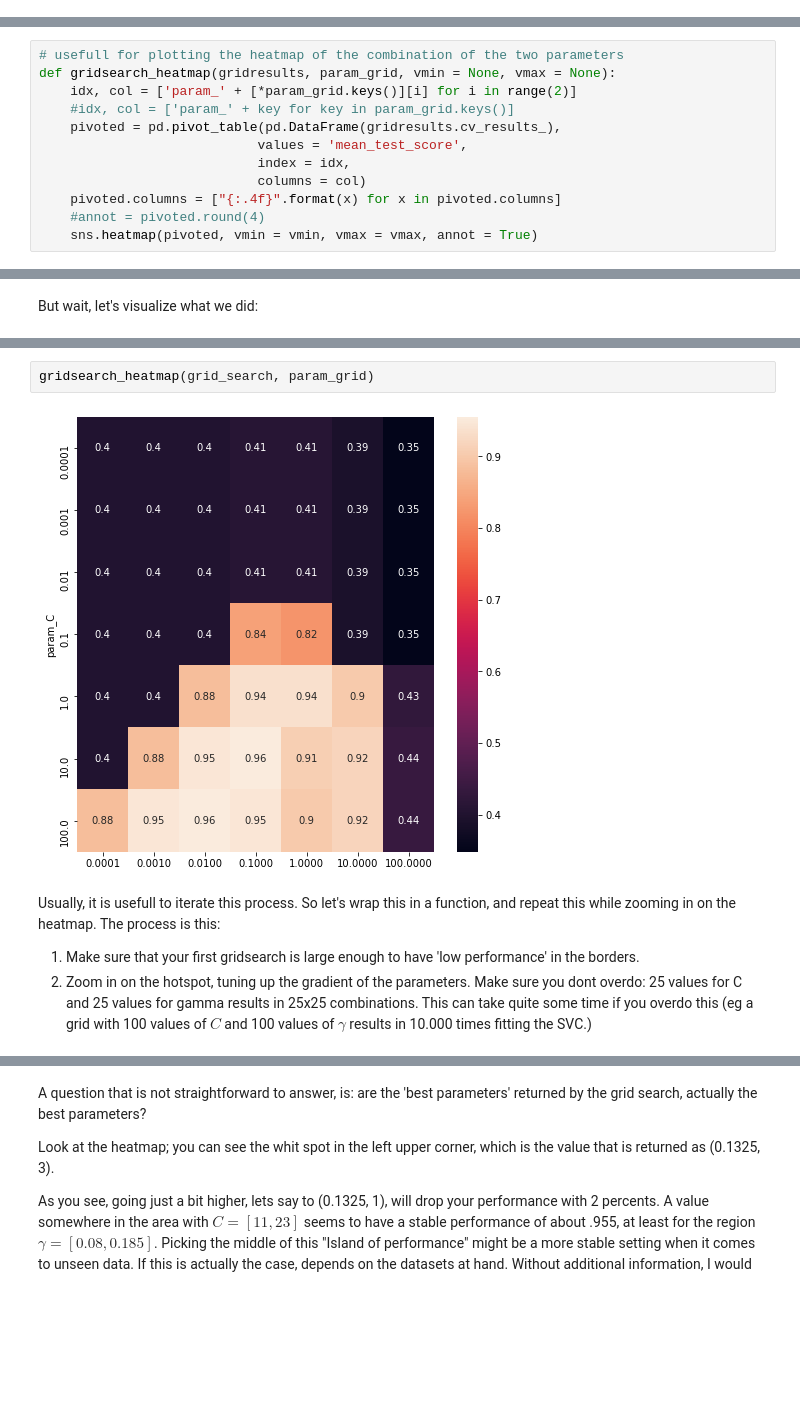
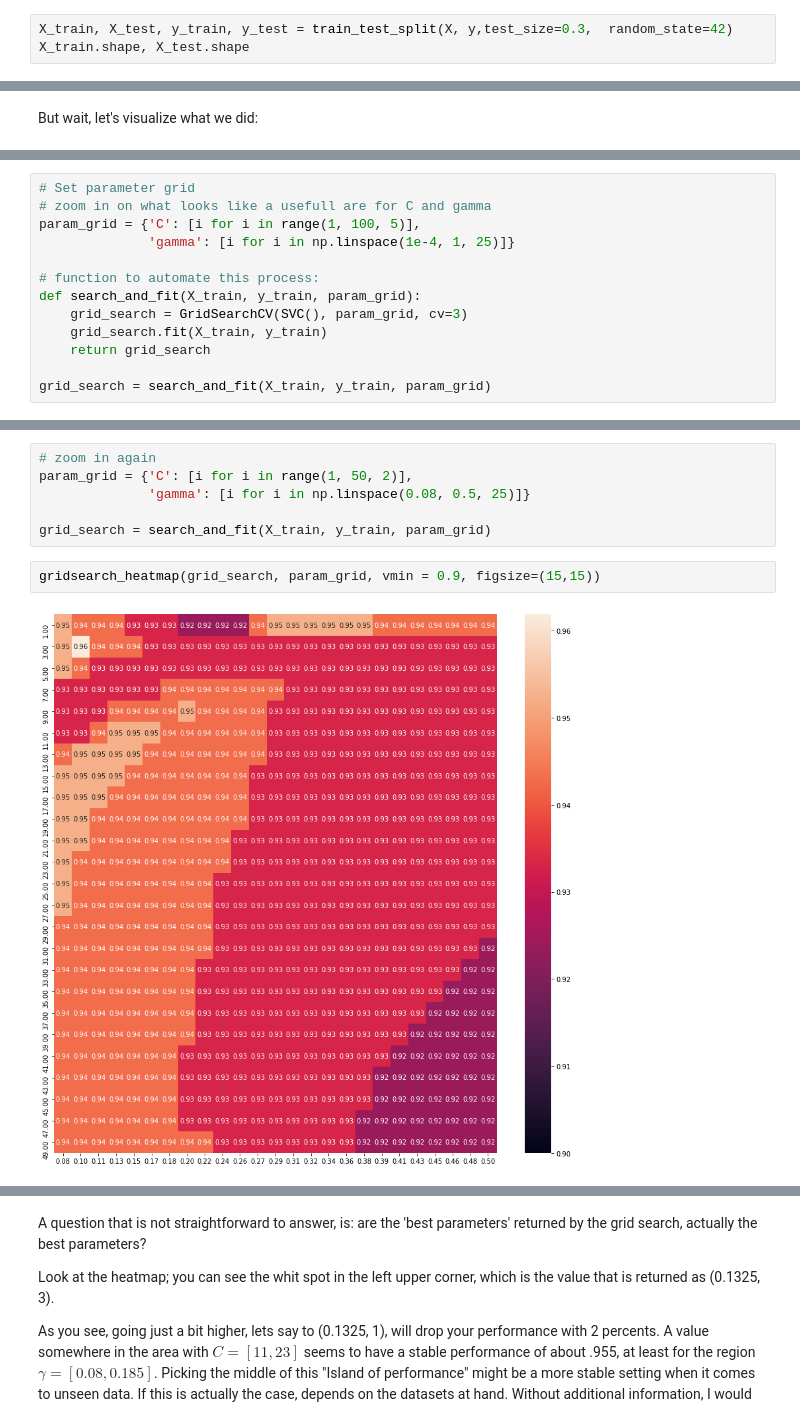
Before and after one commit to kruippie/tmoi-ml-20, a Jupyter notebook: 1-pipelines/lesson1.ipynb, the cells around one changed output, grey strips where cells are left out. Drawn from its saved outputs; the diff is of its cells as text; blank space fills up the shorter version.

```diff
--- a/1-pipelines/lesson1.ipynb
+++ b/1-pipelines/lesson1.ipynb
@@ -321,0 +327,3 @@ X_train, X_test, y_train, y_test = train_test_split(X, y, random_state=42)
+# %%
+X_train, X_test, y_train, y_test = train_test_split(X, y,test_size=0.3,  random_state=42)
+X_train.shape, X_test.shape
@@ -345,18 +355,6 @@ grid_search
 GridSearchCV(cv=3, estimator=SVC(),
              param_grid={'C': [0.0001, 0.001, 0.01, 0.1, 1, 10, 100],
                          'gamma': [0.0001, 0.001, 0.01, 0.1, 1, 10, 100]})
-# %%
-# usefull for plotting the heatmap of the combination of the two parameters
-def gridsearch_heatmap(gridresults, param_grid, vmin = None, vmax = None):
-    idx, col = ['param_' + [*param_grid.keys()][i] for i in range(2)]
-    #idx, col = ['param_' + key for key in param_grid.keys()]
-    pivoted = pd.pivot_table(pd.DataFrame(gridresults.cv_results_),
-                            values = 'mean_test_score',
-                            index = idx,
-                            columns = col)
-    pivoted.columns = ["{:.4f}".format(x) for x in pivoted.columns]
-    #annot = pivoted.round(4)
-    sns.heatmap(pivoted, vmin = vmin, vmax = vmax, annot = True)
 # %% [markdown]
 `GridSearchCV` will perform all necessary model fits automatically. Moreover it will run cross validation for each combination of parameters that we specified and fit a new model on the whole training dataset with the best parameters that were found during the cross validation process.
 # %%
@@ -380,0 +393,13 @@ But wait, let's visualize what we did:
+# %%
+# Set parameter grid
+# zoom in on what looks like a usefull are for C and gamma
+param_grid = {'C': [i for i in range(1, 100, 5)],
+              'gamma': [i for i in np.linspace(1e-4, 1, 25)]}
+
+# function to automate this process:
+def search_and_fit(X_train, y_train, param_grid):
+    grid_search = GridSearchCV(SVC(), param_grid, cv=3)
+    grid_search.fit(X_train, y_train)
+    return grid_search
+
+grid_search = search_and_fit(X_train, y_train, param_grid)
@@ -381,9 +411,10 @@ But wait, let's visualize what we did:
+# %%
+# zoom in again
+param_grid = {'C': [i for i in range(1, 50, 2)],
+              'gamma': [i for i in np.linspace(0.08, 0.5, 25)]}
+
+grid_search = search_and_fit(X_train, y_train, param_grid)
 # %%
-gridsearch_heatmap(grid_search, param_grid)
+gridsearch_heatmap(grid_search, param_grid, vmin = 0.9, figsize=(15,15))
 # %% [output]
-[figure, old version]
+[figure, new version]
-# %% [markdown]
-Usually, it is usefull to iterate this process. So let's wrap this in a function, and repeat this while zooming in on the heatmap. The process is this:
-
-1. Make sure that your first gridsearch is large enough to have 'low performance' in the borders.
-2. Zoom in on the hotspot, tuning up the gradient of the parameters. Make sure you dont overdo: 25 values for C and 25 values for gamma results in 25x25 combinations. This can take quite some time if you overdo this (eg a grid with 100 values of $C$ and 100 values of $\gamma$ results in 10.000 times fitting the SVC.)
```
Also changed, not shown: parts of 22 cells of this notebook, 1 other file.
